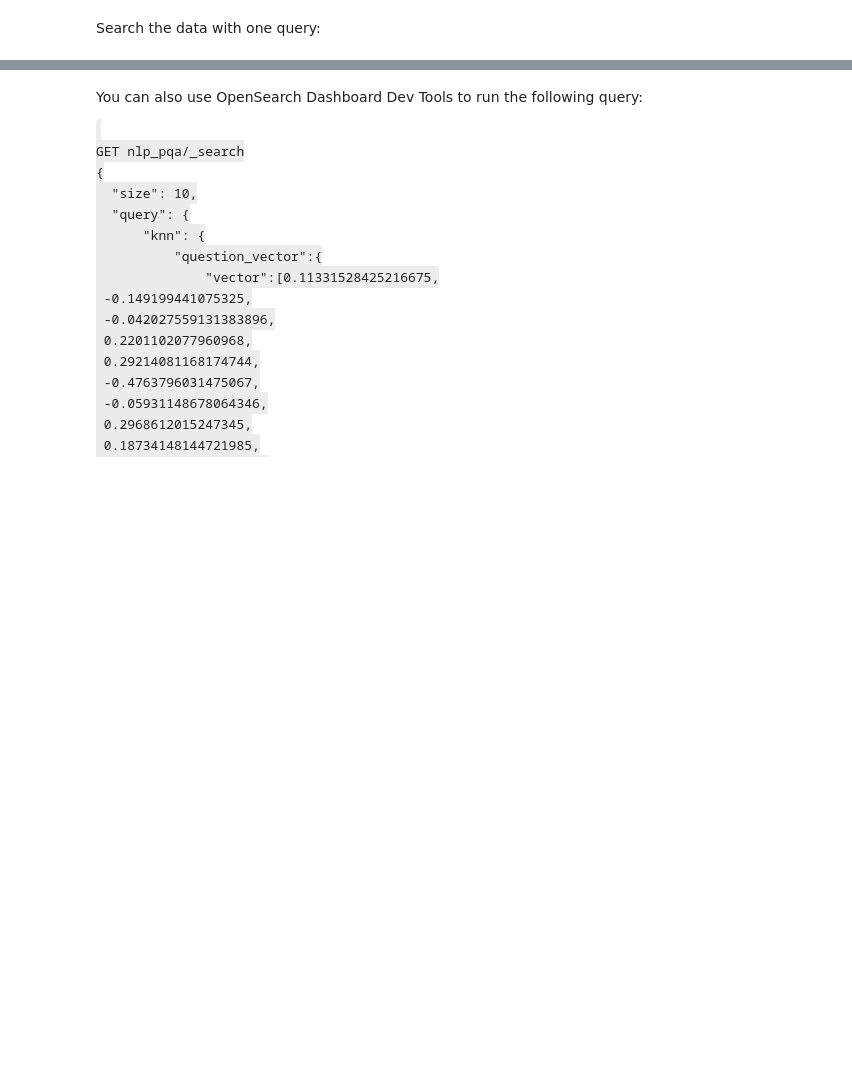
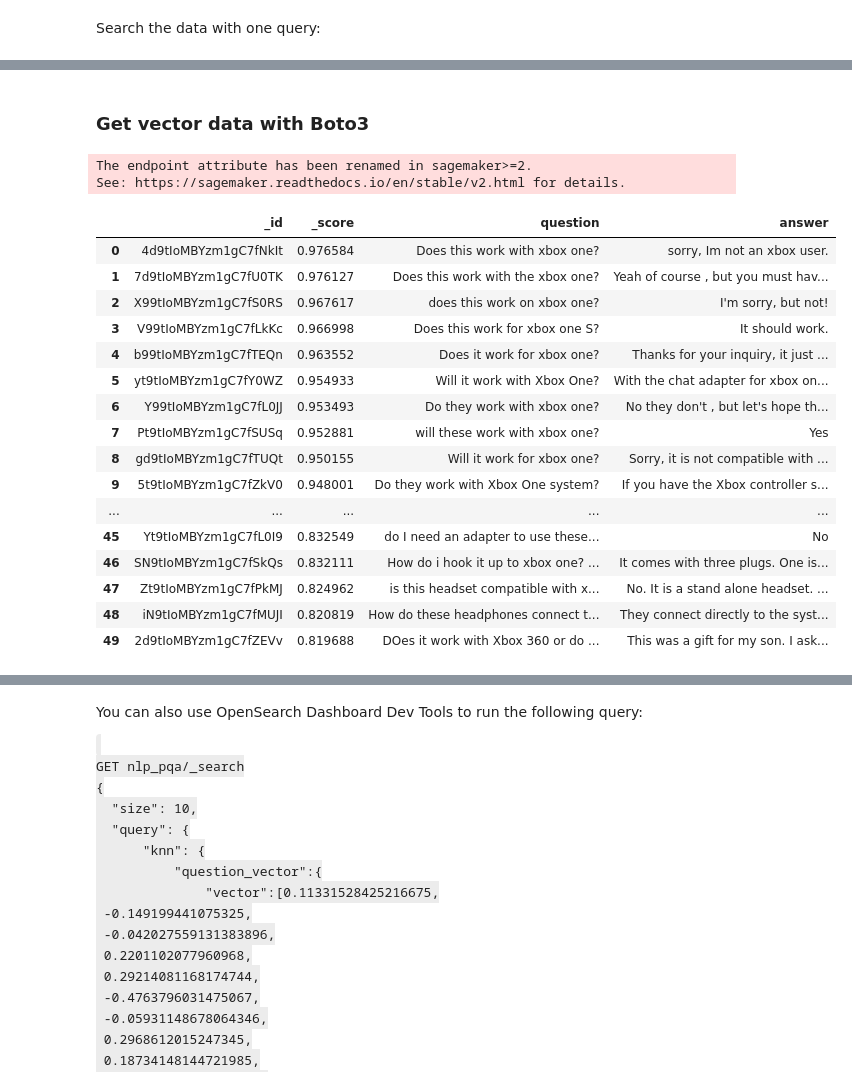
Before and after one commit to leejianwei/semantic-search, a Jupyter notebook: Semantic Search with Amazon OpenSearch-PQA-v2.ipynb, the cells around one changed output, grey strips where cells are left out. Cells and saved outputs as stored; diff of their text form; code cells hidden in the pictures; blank space fills up the shorter version.

```diff
--- a/Semantic Search with Amazon OpenSearch-PQA-v2.ipynb
+++ b/Semantic Search with Amazon OpenSearch-PQA-v2.ipynb
@@ -267,0 +523,54 @@ Search the data with another query:
+# %% [markdown]
+### Get vector data with Boto3
+# %%
+client = boto3.client('sagemaker-runtime')
+ENDPOINT_NAME = predictor.endpoint
+response = client.invoke_endpoint(EndpointName=ENDPOINT_NAME,
+                                       ContentType='text/plain',
+                                       Body=query_raw_sentences[0])
+
+search_vector = json.loads((response['Body'].read()))
+
+query={
+    "size": 50,
+    "query": {
+        "knn": {
+            "question_vector":{
+                "vector":search_vector,
+                "k":50
+            }
+        }
+    }
+}
+
+res = es_client.search(index="nlp_pqa",
+                       body=query,
+                       stored_fields=["question","answer"])
+#print("Got %d Hits:" % res['hits']['total']['value'])
+query_result=[]
+for hit in res['hits']['hits']:
+    row=[hit['_id'],hit['_score'],hit['fields']['question'][0],hit['fields']['answer'][0]]
+    query_result.append(row)
+
+query_result_df = pd.DataFrame(data=query_result,columns=["_id","_score","question","answer"])
+display(query_result_df)
+# %% [output]
+The endpoint attribute has been renamed in sagemaker>=2.
+See: https://sagemaker.readthedocs.io/en/stable/v2.html for details.
+|  | _id | _score | question | answer |
+| 0 | 4d9tIoMBYzm1gC7fNkIt | 0.976584 | Does this work with xbox one? | sorry, Im not an xbox user. |
+| 1 | 7d9tIoMBYzm1gC7fU0TK | 0.976127 | Does this work with the xbox one? | Yeah of course , but you must hav... |
+| 2 | X99tIoMBYzm1gC7fS0RS | 0.967617 | does this work on xbox one? | I'm sorry, but not! |
+| 3 | V99tIoMBYzm1gC7fLkKc | 0.966998 | Does this work for xbox one S? | It should work. |
+| 4 | b99tIoMBYzm1gC7fTEQn | 0.963552 | Does it work for xbox one? | Thanks for your inquiry, it just ... |
+| 5 | yt9tIoMBYzm1gC7fY0WZ | 0.954933 | Will it work with Xbox One? | With the chat adapter for xbox on... |
+| 6 | Y99tIoMBYzm1gC7fL0JJ | 0.953493 | Do they work with xbox one? | No they don't , but let's hope th... |
+| 7 | Pt9tIoMBYzm1gC7fSUSq | 0.952881 | will these work with xbox one? | Yes |
+| 8 | gd9tIoMBYzm1gC7fTUQt | 0.950155 | Will it work for xbox one? | Sorry, it is not compatible with ... |
+| 9 | 5t9tIoMBYzm1gC7fZkV0 | 0.948001 | Do they work with Xbox One system? | If you have the Xbox controller s... |
+| ... | ... | ... | ... | ... |
+| 45 | Yt9tIoMBYzm1gC7fL0I9 | 0.832549 | do I need an adapter to use these... | No |
+| 46 | SN9tIoMBYzm1gC7fSkQs | 0.832111 | How do i hook it up to xbox one? ... | It comes with three plugs. One is... |
+| 47 | Zt9tIoMBYzm1gC7fPkMJ | 0.824962 | is this headset compatible with x... | No. It is a stand alone headset. ... |
+| 48 | iN9tIoMBYzm1gC7fMUJI | 0.820819 | How do these headphones connect t... | They connect directly to the syst... |
+| 49 | 2d9tIoMBYzm1gC7fZEVv | 0.819688 | DOes it work with Xbox 360 or do ... | This was a gift for my son. I ask... |
```
Also changed, not shown: parts of 46 cells of this notebook, 2 other files.
